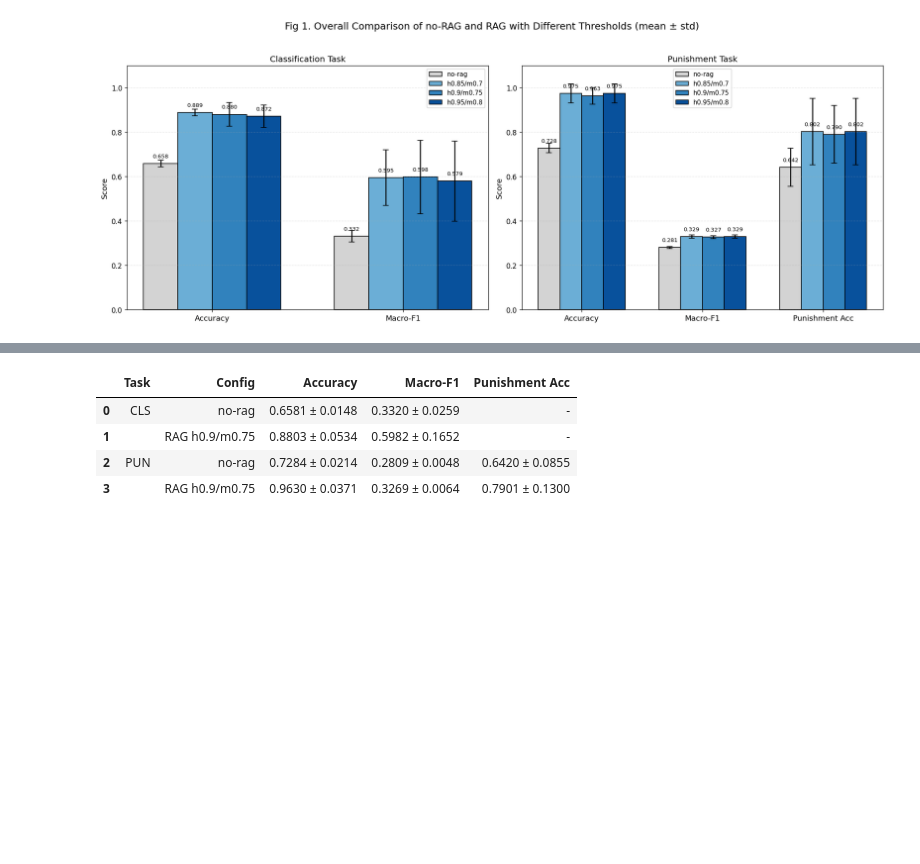
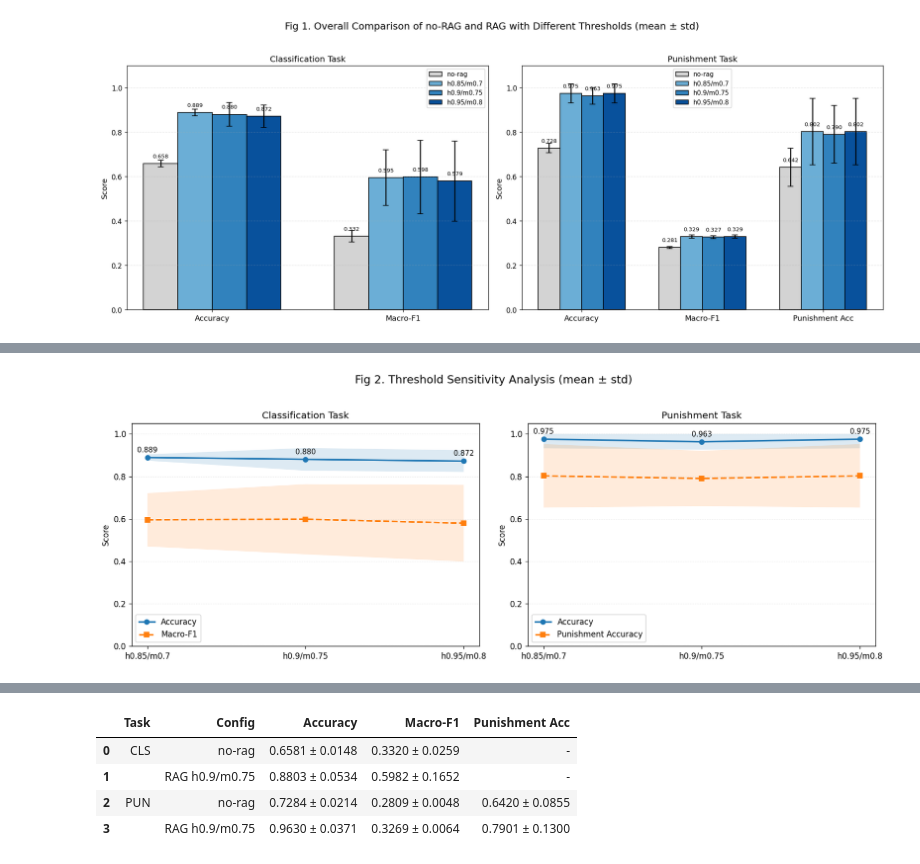
Before and after one commit to BellaBai-421/yufeng_rumor, a Jupyter notebook: scripts/analyze.ipynb, the cells around one changed output, grey strips where cells are left out. Cells and saved outputs as stored; diff of their text form; code cells hidden in the pictures; blank space fills up the shorter version.

```diff
--- a/scripts/analyze.ipynb
+++ b/scripts/analyze.ipynb
@@ -254 +196,83 @@ plt.show()
+# %%
+# 图2：阈值敏感性折线图（cls: accuracy + macro_f1；pun: punishment_accuracy + accuracy）
+
+threshold_order = ['h0.85/m0.7', 'h0.9/m0.75', 'h0.95/m0.8']
+x = np.arange(len(threshold_order))
+
+fig, axes = plt.subplots(1, 2, figsize=(14, 5), dpi=120)
+
+task_titles = {
+    'cls': 'Classification Task',
+    'pun': 'Punishment Task'
+}
+
+for ax, task_name in zip(axes, ['cls', 'pun']):
+    sub = agg_df[(agg_df['task'] == task_name) & (agg_df['mode'] == 'rag')].copy()
+
+    # 如果你前面已经有 config_label，这里直接按它重排
+    sub = sub.set_index('config_label').loc[threshold_order].reset_index()
+
+    if task_name == 'cls':
+        # ===== cls：accuracy + macro_f1 =====
+        metric1_mean = sub['accuracy_mean'].values
+        metric1_std  = sub['accuracy_std'].values
+        metric1_name = 'Accuracy'
+
+        metric2_mean = sub['macro_f1_mean'].values
+        metric2_std  = sub['macro_f1_std'].values
+        metric2_name = 'Macro-F1'
+
+    else:
+        # ===== pun：punishment_accuracy + accuracy =====
+        metric2_mean = sub['punishment_accuracy_mean'].values
+        metric2_std  = sub['punishment_accuracy_std'].values
+        metric2_name = 'Punishment Accuracy'
+
+        metric1_mean = sub['accuracy_mean'].values
+        metric1_std  = sub['accuracy_std'].values
+        metric1_name = 'Accuracy'
+
+    # 主指标：实线
+    ax.plot(
+        x, metric1_mean,
+        marker='o', linewidth=2, linestyle='-',
+        label=metric1_name
+    )
+    ax.fill_between(
+        x,
+        np.clip(metric1_mean - metric1_std, 0, 1),
+        np.clip(metric1_mean + metric1_std, 0, 1),
+        alpha=0.15
+    )
+
+    # 次指标：虚线
+    ax.plot(
+        x, metric2_mean,
+        marker='s', linewidth=2, linestyle='--',
+        label=metric2_name
+    )
+    ax.fill_between(
+        x,
+        np.clip(metric2_mean - metric2_std, 0, 1),
+        np.clip(metric2_mean + metric2_std, 0, 1),
+        alpha=0.15
+    )
+
+    ax.set_xticks(x)
+    ax.set_xticklabels(threshold_order)
+    ax.set_ylim(0, 1.05)
+    ax.set_ylabel('Score')
+    ax.set_title(task_titles[task_name])
+    ax.legend()
+    ax.grid(axis='y', linestyle=':', alpha=0.4)
+
+    # 只标注主指标数值
+    for xi, y in zip(x, metric1_mean):
+        ax.text(xi, y + 0.025, f'{y:.3f}', ha='center', fontsize=9)
+
+fig.suptitle('Fig 2. Threshold Sensitivity Analysis (mean ± std)', fontsize=14, y=1.03)
+fig.tight_layout()
+plt.show()
+# %% [output]
+[figure, added]
 # %%
```
Also changed, not shown: parts of 3 cells of this notebook.
